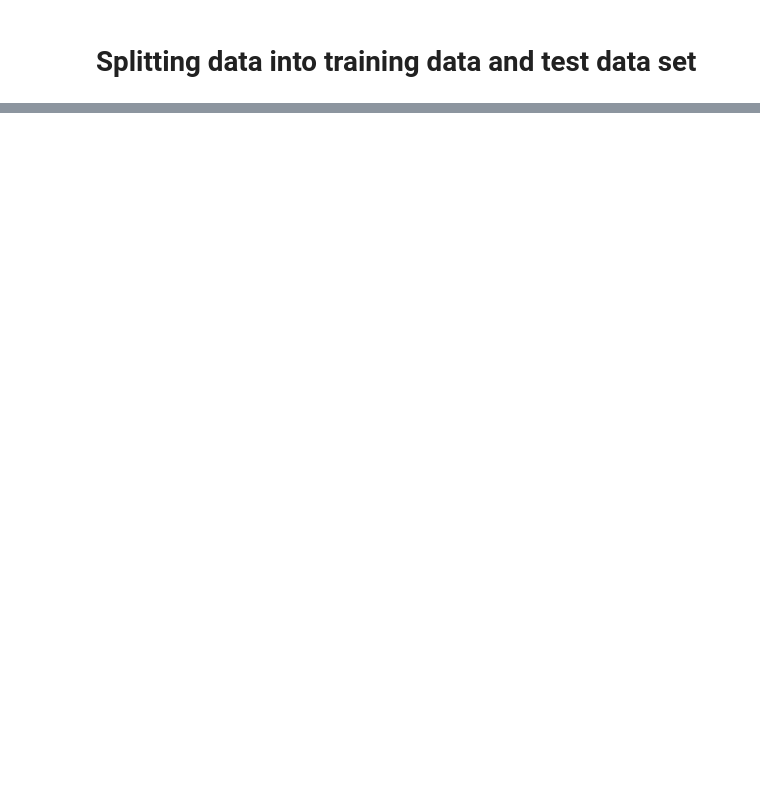
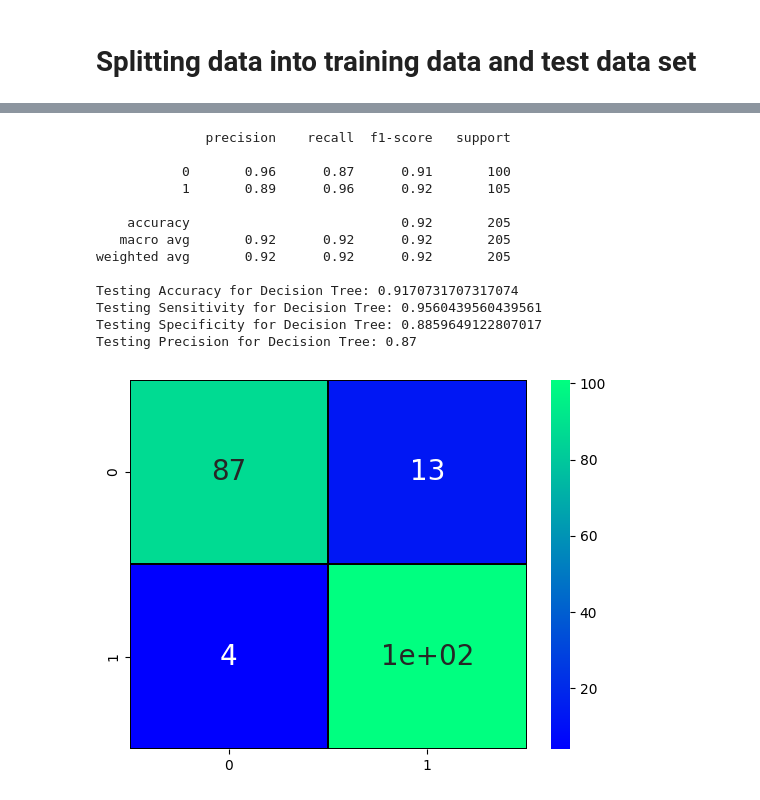
Before and after one commit to Manvd/Heart-disease-prediction-, a Jupyter notebook: Heart_rate_prediction.ipynb, the cells around one changed output, grey strips where cells are left out. Saved outputs shown, nothing was run; the diff lists cells and outputs as text; code cells hidden in the pictures; blank space fills up the shorter version.

```diff
--- a/Heart_rate_prediction.ipynb
+++ b/Heart_rate_prediction.ipynb
@@ -202,0 +207,35 @@ print(X.shape, X_train.shape, X_test.shape)
+# %%
+from sklearn.model_selection import RandomizedSearchCV
+from sklearn.tree import DecisionTreeClassifier
+
+tree_model = DecisionTreeClassifier(max_depth=5,criterion='entropy')
+cv_scores = cross_val_score(tree_model, X, Y, cv=10, scoring='accuracy')
+m=tree_model.fit(X,Y)
+prediction=m.predict(X_test)
+cm= confusion_matrix(Y_test,prediction)
+sns.heatmap(cm, annot=True,cmap='winter',linewidths=0.3, linecolor='black',annot_kws={"size": 20})
+print(classification_report(Y_test, prediction))
+
+TP=cm[0][0]
+TN=cm[1][1]
+FN=cm[1][0]
+FP=cm[0][1]
+print('Testing Accuracy for Decision Tree:',(TP+TN)/(TP+TN+FN+FP))
+print('Testing Sensitivity for Decision Tree:',(TP/(TP+FN)))
+print('Testing Specificity for Decision Tree:',(TN/(TN+FP)))
+print('Testing Precision for Decision Tree:',(TP/(TP+FP)))
+# %% [output]
+              precision    recall  f1-score   support
+
+           0       0.96      0.87      0.91       100
+           1       0.89      0.96      0.92       105
+
+    accuracy                           0.92       205
+   macro avg       0.92      0.92      0.92       205
+weighted avg       0.92      0.92      0.92       205
+
+Testing Accuracy for Decision Tree: 0.9170731707317074
+Testing Sensitivity for Decision Tree: 0.9560439560439561
+Testing Specificity for Decision Tree: 0.8859649122807017
+Testing Precision for Decision Tree: 0.87
+[figure, added]
```
Also changed, not shown: parts of 31 cells of this notebook, 3 other files.
